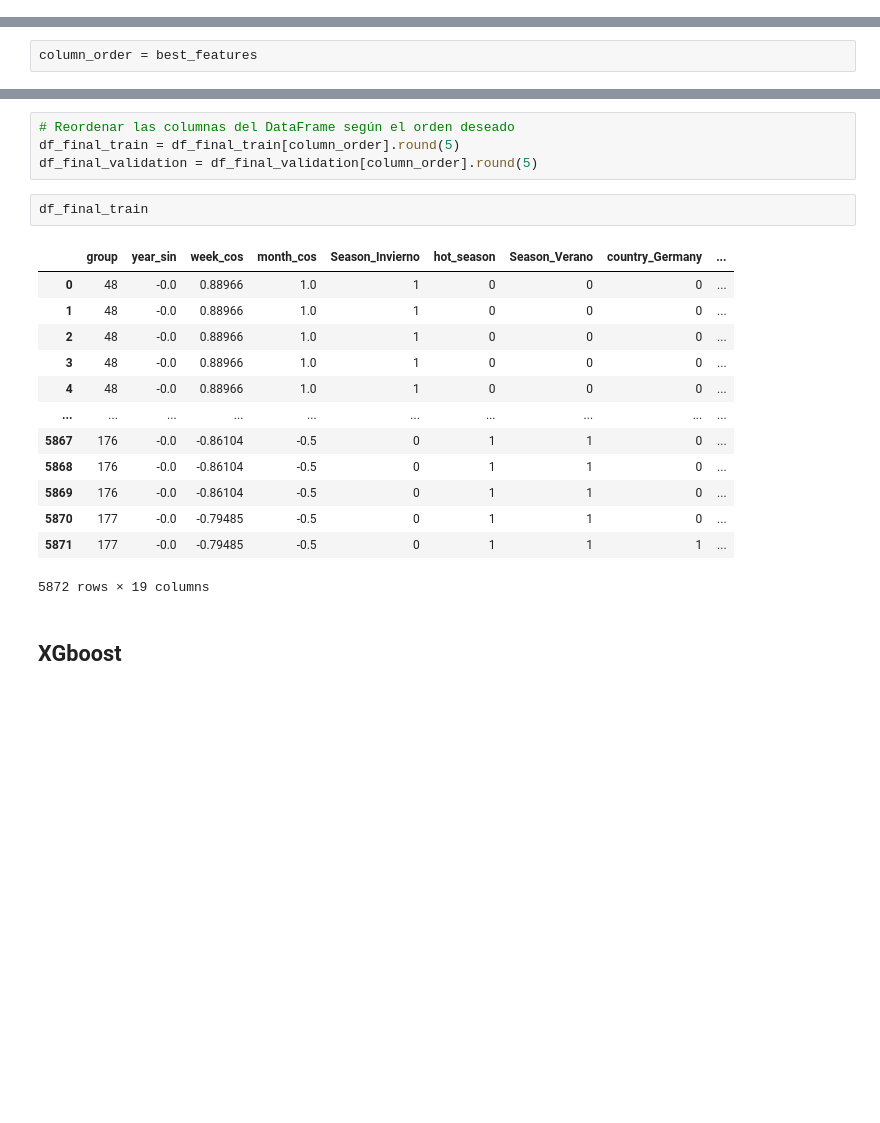
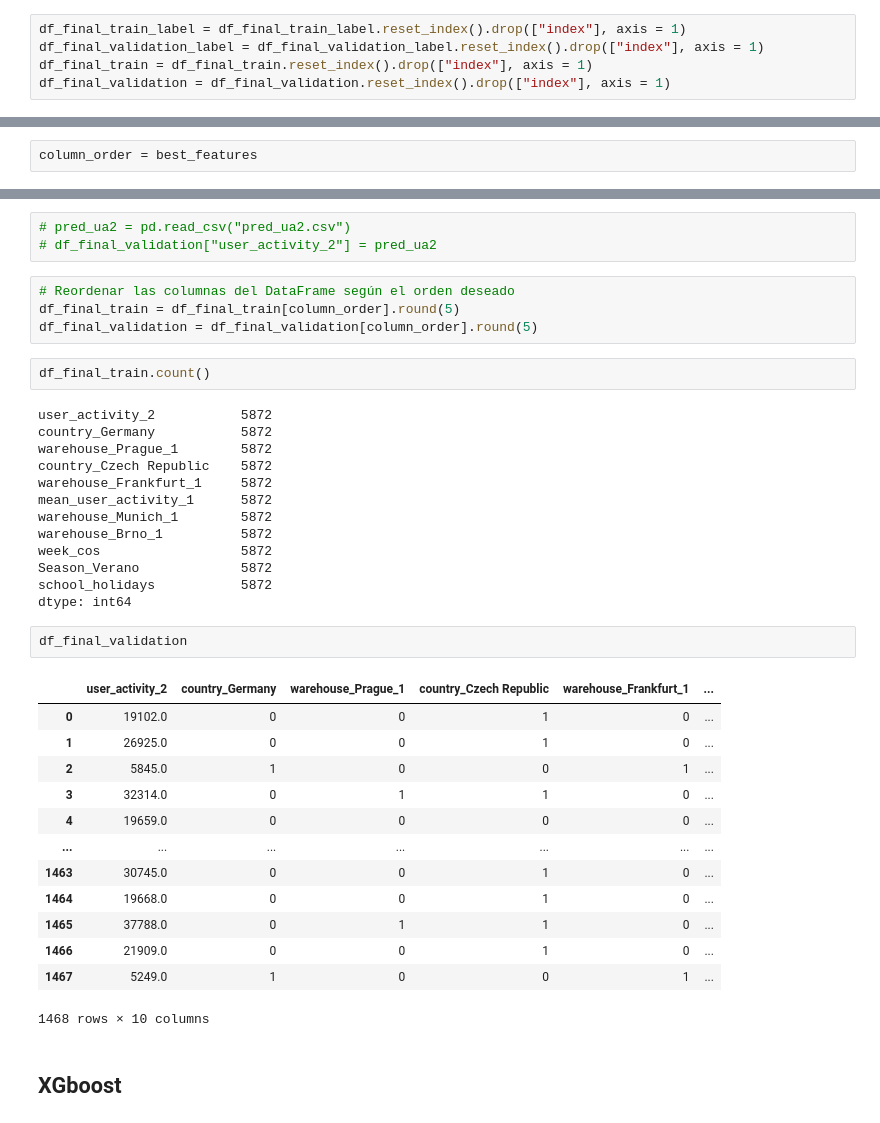
Before and after one commit to Manuel-Pol/Rohlik-orders-challenge, a Jupyter notebook: visus.ipynb, the cells around one changed output, grey strips where cells are left out. Cells and saved outputs as stored; diff of their text form; blank space fills up the shorter version.

```diff
--- a/visus.ipynb
+++ b/visus.ipynb
@@ -520,6 +520,11 @@ df_final_train, df_final_validation, df_final_train_label, df_final_validation_l
                                                     df_final_label,
                                                     test_size=0.2,
                                                     shuffle=False)
+# %%
+df_final_train_label = df_final_train_label.reset_index().drop(["index"], axis = 1)
+df_final_validation_label = df_final_validation_label.reset_index().drop(["index"], axis = 1)
+df_final_train = df_final_train.reset_index().drop(["index"], axis = 1)
+df_final_validation = df_final_validation.reset_index().drop(["index"], axis = 1)
 # %%
 warehouses = df_final_train.warehouse
 # %%
@@ -812,23 +859,41 @@ column_order = best_features
+# %%
+# pred_ua2 = pd.read_csv("pred_ua2.csv")
+# df_final_validation["user_activity_2"] = pred_ua2
 # %%
 # Reordenar las columnas del DataFrame según el orden deseado
 df_final_train = df_final_train[column_order].round(5)
 df_final_validation = df_final_validation[column_order].round(5)
 # %%
-df_final_train
+df_final_train.count()
 # %% [output]
-|  | group | year_sin | week_cos | month_cos | Season_Invierno | hot_season | Season_Verano | country_Germany | ... |
-| 0 | 48 | -0.0 | 0.88966 | 1.0 | 1 | 0 | 0 | 0 | ... |
-| 1 | 48 | -0.0 | 0.88966 | 1.0 | 1 | 0 | 0 | 0 | ... |
-| 2 | 48 | -0.0 | 0.88966 | 1.0 | 1 | 0 | 0 | 0 | ... |
-| 3 | 48 | -0.0 | 0.88966 | 1.0 | 1 | 0 | 0 | 0 | ... |
-| 4 | 48 | -0.0 | 0.88966 | 1.0 | 1 | 0 | 0 | 0 | ... |
-| ... | ... | ... | ... | ... | ... | ... | ... | ... | ... |
-| 5867 | 176 | -0.0 | -0.86104 | -0.5 | 0 | 1 | 1 | 0 | ... |
-| 5868 | 176 | -0.0 | -0.86104 | -0.5 | 0 | 1 | 1 | 0 | ... |
-| 5869 | 176 | -0.0 | -0.86104 | -0.5 | 0 | 1 | 1 | 0 | ... |
-| 5870 | 177 | -0.0 | -0.79485 | -0.5 | 0 | 1 | 1 | 0 | ... |
-| 5871 | 177 | -0.0 | -0.79485 | -0.5 | 0 | 1 | 1 | 1 | ... |
-5872 rows × 19 columns
+user_activity_2           5872
+country_Germany           5872
+warehouse_Prague_1        5872
+country_Czech Republic    5872
+warehouse_Frankfurt_1     5872
+mean_user_activity_1      5872
+warehouse_Munich_1        5872
+warehouse_Brno_1          5872
+week_cos                  5872
+Season_Verano             5872
+school_holidays           5872
+dtype: int64
+# %%
+df_final_validation
+# %% [output]
+|  | user_activity_2 | country_Germany | warehouse_Prague_1 | country_Czech Republic | warehouse_Frankfurt_1 | ... |
+| 0 | 19102.0 | 0 | 0 | 1 | 0 | ... |
+| 1 | 26925.0 | 0 | 0 | 1 | 0 | ... |
+| 2 | 5845.0 | 1 | 0 | 0 | 1 | ... |
+| 3 | 32314.0 | 0 | 1 | 1 | 0 | ... |
+| 4 | 19659.0 | 0 | 0 | 0 | 0 | ... |
+| ... | ... | ... | ... | ... | ... | ... |
+| 1463 | 30745.0 | 0 | 0 | 1 | 0 | ... |
+| 1464 | 19668.0 | 0 | 0 | 1 | 0 | ... |
+| 1465 | 37788.0 | 0 | 1 | 1 | 0 | ... |
+| 1466 | 21909.0 | 0 | 0 | 1 | 0 | ... |
+| 1467 | 5249.0 | 1 | 0 | 0 | 1 | ... |
+1468 rows × 10 columns
 # %% [markdown]
 ## XGboost
 # %%
```
Also changed, not shown: parts of 38 cells of this notebook, 2 other files.
